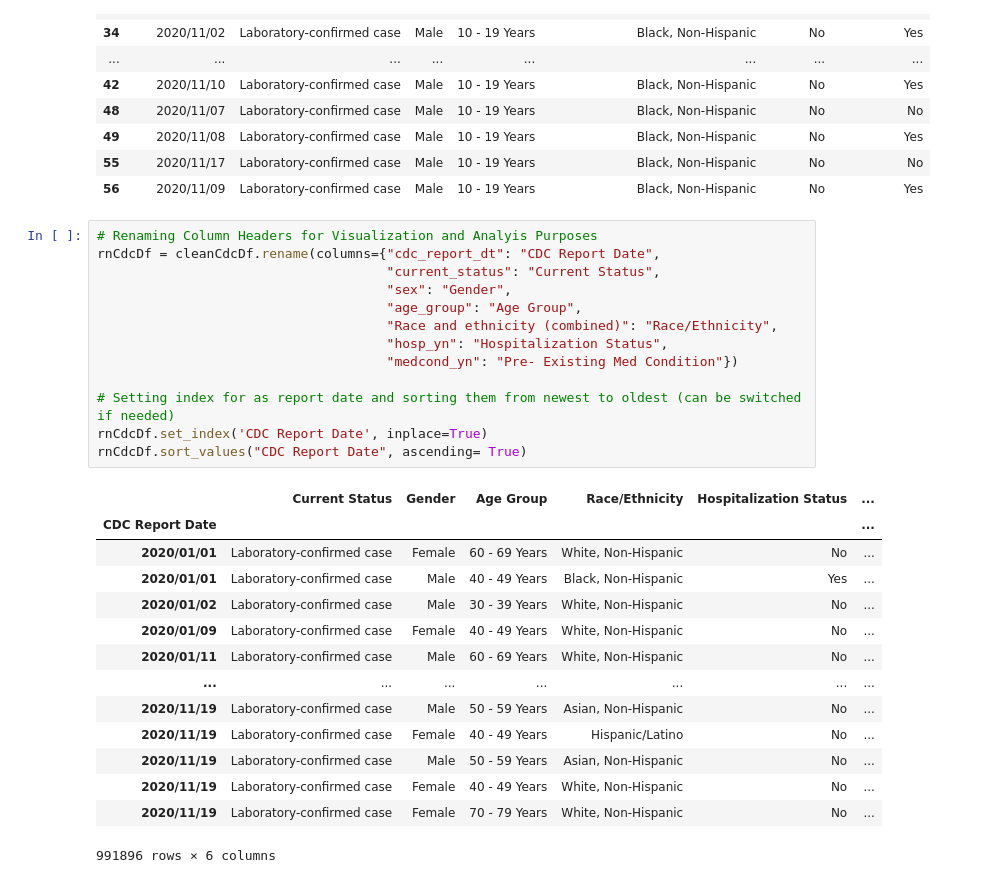
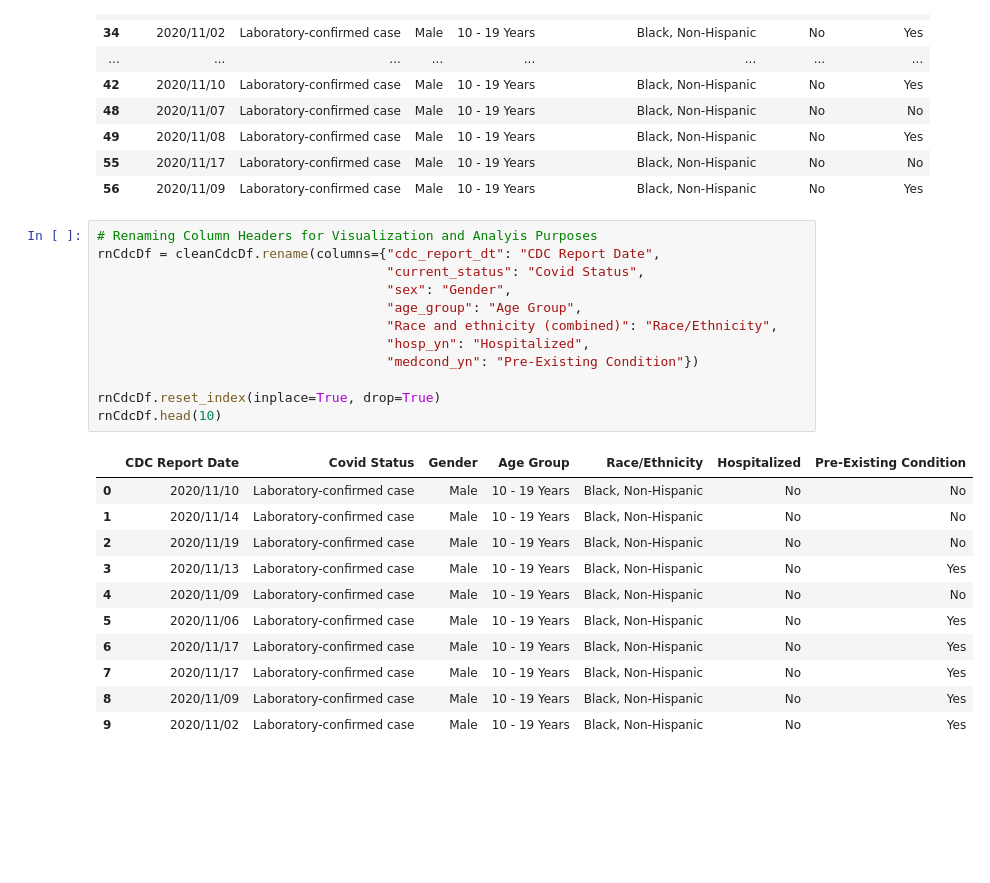
Before and after one commit to jforbis/rougeSquadron, a Jupyter notebook: JupyterScripts/eDataClean.ipynb, the cells around one changed output. Saved outputs shown, nothing was run; the diff lists cells and outputs as text; blank space fills up the shorter version.

```diff
--- a/JupyterScripts/eDataClean.ipynb
+++ b/JupyterScripts/eDataClean.ipynb
@@ -209,28 +209,24 @@ cleanCdcDf.head(20)
 # %%
 # Renaming Column Headers for Visualization and Analyis Purposes
 rnCdcDf = cleanCdcDf.rename(columns={"cdc_report_dt": "CDC Report Date",
-                                     "current_status": "Current Status",
+                                     "current_status": "Covid Status",
                                      "sex": "Gender",
                                      "age_group": "Age Group",
                                      "Race and ethnicity (combined)": "Race/Ethnicity",
-                                     "hosp_yn": "Hospitalization Status",
-                                     "medcond_yn": "Pre- Existing Med Condition"})
+                                     "hosp_yn": "Hospitalized",
+                                     "medcond_yn": "Pre-Existing Condition"})
 
-# Setting index for as report date and sorting them from newest to oldest (can be switched if needed)
-rnCdcDf.set_index('CDC Report Date', inplace=True)
-rnCdcDf.sort_values("CDC Report Date", ascending= True)
+rnCdcDf.reset_index(inplace=True, drop=True)
+rnCdcDf.head(10)
 # %% [output]
-|  | Current Status | Gender | Age Group | Race/Ethnicity | Hospitalization Status | ... |
-| CDC Report Date |  |  |  |  |  | ... |
-| 2020/01/01 | Laboratory-confirmed case | Female | 60 - 69 Years | White, Non-Hispanic | No | ... |
-| 2020/01/01 | Laboratory-confirmed case | Male | 40 - 49 Years | Black, Non-Hispanic | Yes | ... |
-| 2020/01/02 | Laboratory-confirmed case | Male | 30 - 39 Years | White, Non-Hispanic | No | ... |
-| 2020/01/09 | Laboratory-confirmed case | Female | 40 - 49 Years | White, Non-Hispanic | No | ... |
-| 2020/01/11 | Laboratory-confirmed case | Male | 60 - 69 Years | White, Non-Hispanic | No | ... |
-| ... | ... | ... | ... | ... | ... | ... |
-| 2020/11/19 | Laboratory-confirmed case | Male | 50 - 59 Years | Asian, Non-Hispanic | No | ... |
-| 2020/11/19 | Laboratory-confirmed case | Female | 40 - 49 Years | Hispanic/Latino | No | ... |
-| 2020/11/19 | Laboratory-confirmed case | Male | 50 - 59 Years | Asian, Non-Hispanic | No | ... |
-| 2020/11/19 | Laboratory-confirmed case | Female | 40 - 49 Years | White, Non-Hispanic | No | ... |
-| 2020/11/19 | Laboratory-confirmed case | Female | 70 - 79 Years | White, Non-Hispanic | No | ... |
+|  | CDC Report Date | Covid Status | Gender | Age Group | Race/Ethnicity | Hospitalized | Pre-Existing Condition |
+| 0 | 2020/11/10 | Laboratory-confirmed case | Male | 10 - 19 Years | Black, Non-Hispanic | No | No |
+| 1 | 2020/11/14 | Laboratory-confirmed case | Male | 10 - 19 Years | Black, Non-Hispanic | No | No |
+| 2 | 2020/11/19 | Laboratory-confirmed case | Male | 10 - 19 Years | Black, Non-Hispanic | No | No |
+| 3 | 2020/11/13 | Laboratory-confirmed case | Male | 10 - 19 Years | Black, Non-Hispanic | No | Yes |
+| 4 | 2020/11/09 | Laboratory-confirmed case | Male | 10 - 19 Years | Black, Non-Hispanic | No | No |
+| 5 | 2020/11/06 | Laboratory-confirmed case | Male | 10 - 19 Years | Black, Non-Hispanic | No | Yes |
+| 6 | 2020/11/17 | Laboratory-confirmed case | Male | 10 - 19 Years | Black, Non-Hispanic | No | Yes |
+| 7 | 2020/11/17 | Laboratory-confirmed case | Male | 10 - 19 Years | Black, Non-Hispanic | No | Yes |
+| 8 | 2020/11/09 | Laboratory-confirmed case | Male | 10 - 19 Years | Black, Non-Hispanic | No | Yes |
+| 9 | 2020/11/02 | Laboratory-confirmed case | Male | 10 - 19 Years | Black, Non-Hispanic | No | Yes |
-991896 rows × 6 columns
```
Also changed, not shown: parts of 4 cells of this notebook.
